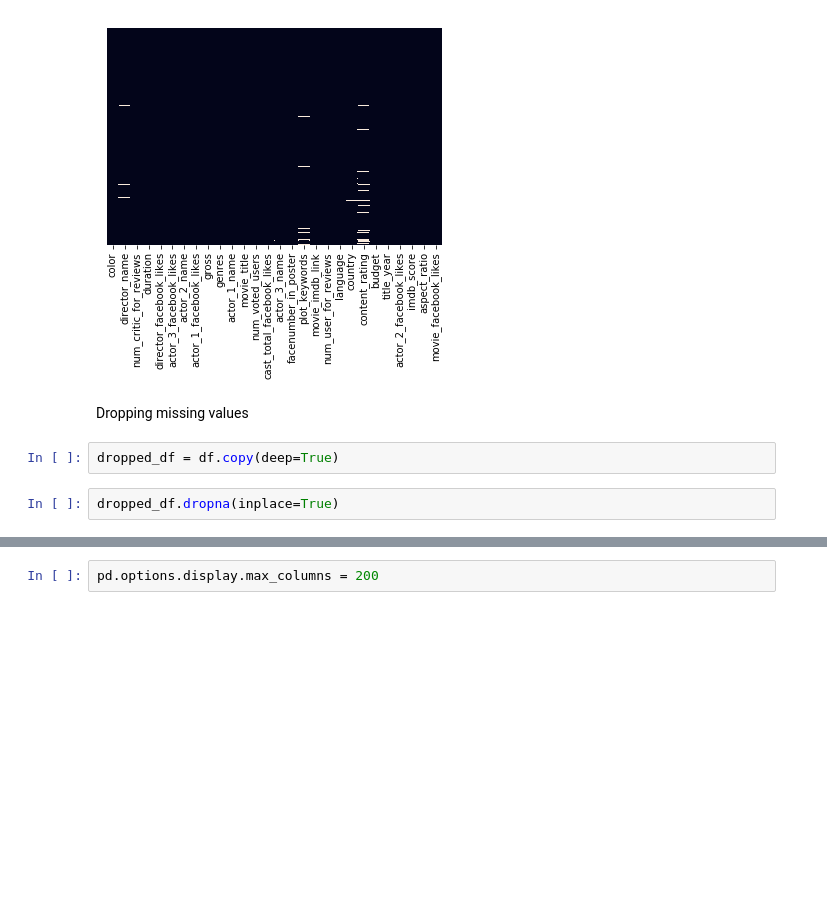
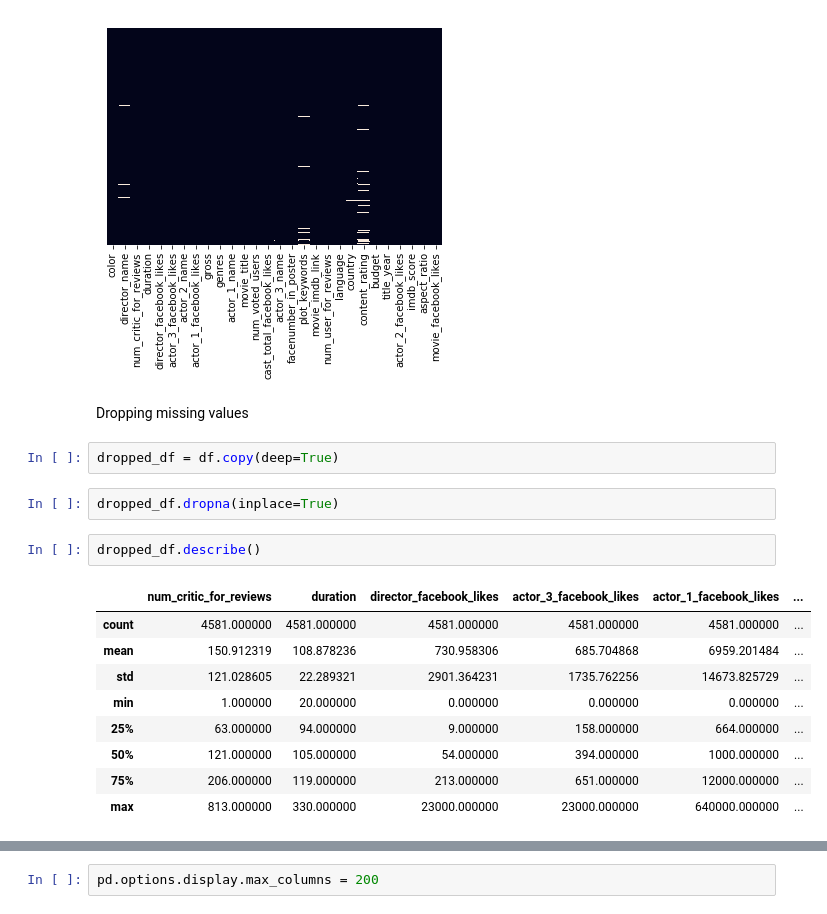
Before and after one commit to Machine-Learning-FGA/imdb_movie_dataset, a Jupyter notebook: pre_processing.ipynb, the cells around one changed output, grey strips where cells are left out. Drawn from its saved outputs; the diff is of its cells as text; blank space fills up the shorter version.

Commit message:
Change df for dataframe without nan values

```diff
--- a/pre_processing.ipynb
+++ b/pre_processing.ipynb
@@ -96,3 +97,15 @@ Dropping missing values
 dropped_df = df.copy(deep=True)
 # %%
 dropped_df.dropna(inplace=True)
+# %%
+dropped_df.describe()
+# %% [output]
+|  | num_critic_for_reviews | duration | director_facebook_likes | actor_3_facebook_likes | actor_1_facebook_likes | ... |
+| count | 4581.000000 | 4581.000000 | 4581.000000 | 4581.000000 | 4581.000000 | ... |
+| mean | 150.912319 | 108.878236 | 730.958306 | 685.704868 | 6959.201484 | ... |
+| std | 121.028605 | 22.289321 | 2901.364231 | 1735.762256 | 14673.825729 | ... |
+| min | 1.000000 | 20.000000 | 0.000000 | 0.000000 | 0.000000 | ... |
+| 25% | 63.000000 | 94.000000 | 9.000000 | 158.000000 | 664.000000 | ... |
+| 50% | 121.000000 | 105.000000 | 54.000000 | 394.000000 | 1000.000000 | ... |
+| 75% | 206.000000 | 119.000000 | 213.000000 | 651.000000 | 12000.000000 | ... |
+| max | 813.000000 | 330.000000 | 23000.000000 | 23000.000000 | 640000.000000 | ... |
```
Also changed, not shown: parts of 11 cells of this notebook.
